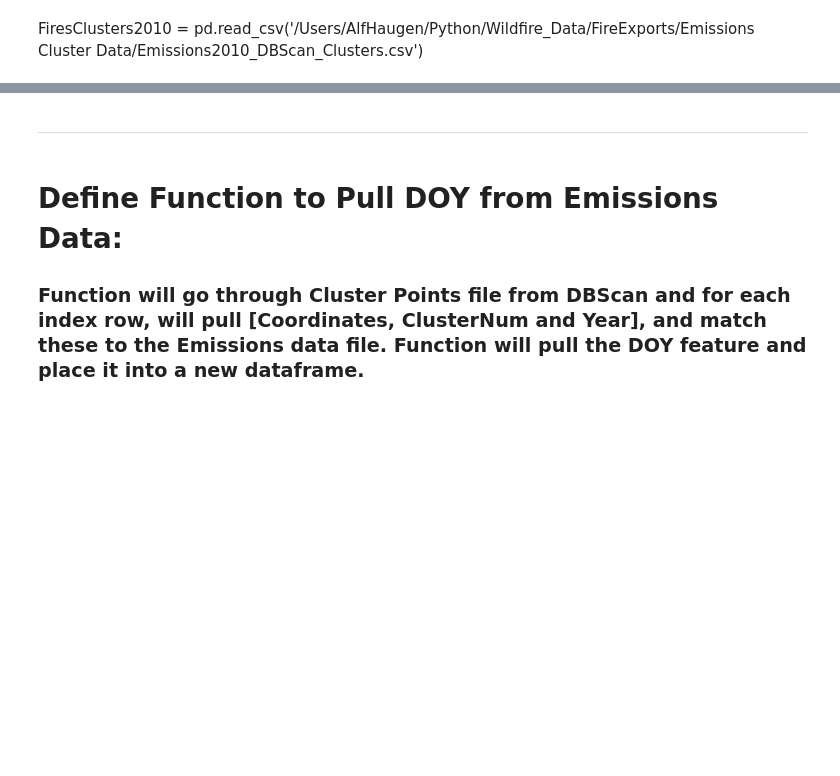
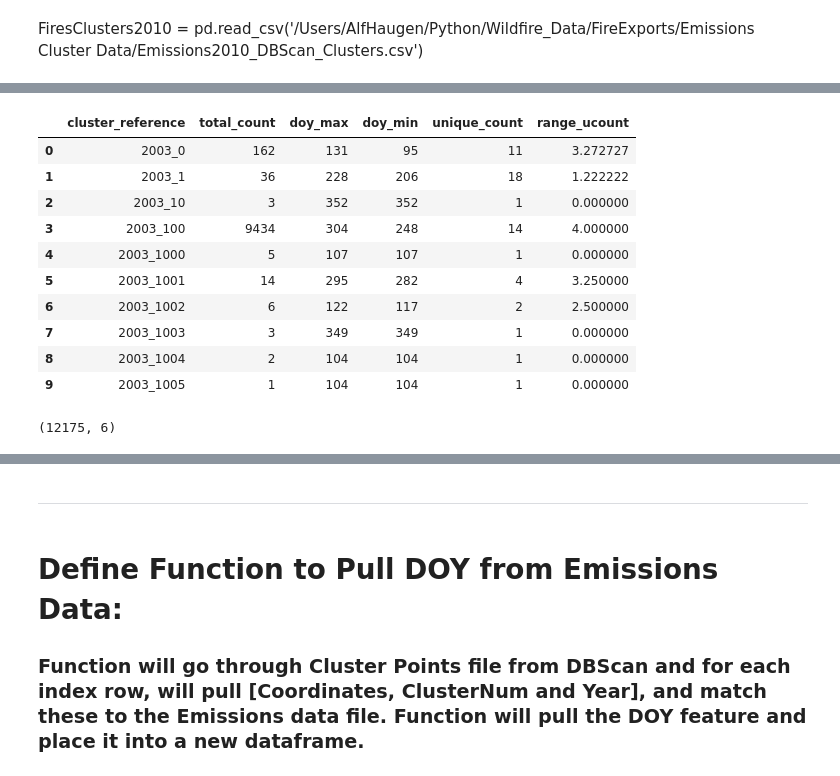
Before and after one commit to NahidGithub/Predicting-Wildfires, a Jupyter notebook: experimental code/DetermineDateRangebyCluster.ipynb, the cells around one changed output, grey strips where cells are left out. Cells and saved outputs as stored; diff of their text form; code cells hidden in the pictures; blank space fills up the shorter version.

```diff
--- a/experimental code/DetermineDateRangebyCluster.ipynb
+++ b/experimental code/DetermineDateRangebyCluster.ipynb
@@ -19,0 +177,6 @@ emdata = pd.read_csv('/Users/AlfHaugen/Python/Wildfire_Data/9 Missoula Emisions
+# %%
+em_doy['doy_max'] = em_max['doy']
+# %%
+em_doy['doy_min'] = em_min['doy']
+# %%
+em_doy['unique_count'] = ccount['doy']
@@ -19,0 +194,22 @@ emdata = pd.read_csv('/Users/AlfHaugen/Python/Wildfire_Data/9 Missoula Emisions
+# %%
+# Ratio to determine if there's a large variacne in the Range of Time vs the number of Unique DOYs in the cluster.  Values above 2.5 may require splitting.
+em_doy['range_ucount'] = (em_doy['doy_max'] - em_doy['doy_min']) / em_doy['unique_count']
+# %%
+em_doy.head(10)
+# %% [output]
+|  | cluster_reference | total_count | doy_max | doy_min | unique_count | range_ucount |
+| 0 | 2003_0 | 162 | 131 | 95 | 11 | 3.272727 |
+| 1 | 2003_1 | 36 | 228 | 206 | 18 | 1.222222 |
+| 2 | 2003_10 | 3 | 352 | 352 | 1 | 0.000000 |
+| 3 | 2003_100 | 9434 | 304 | 248 | 14 | 4.000000 |
+| 4 | 2003_1000 | 5 | 107 | 107 | 1 | 0.000000 |
+| 5 | 2003_1001 | 14 | 295 | 282 | 4 | 3.250000 |
+| 6 | 2003_1002 | 6 | 122 | 117 | 2 | 2.500000 |
+| 7 | 2003_1003 | 3 | 349 | 349 | 1 | 0.000000 |
+| 8 | 2003_1004 | 2 | 104 | 104 | 1 | 0.000000 |
+| 9 | 2003_1005 | 1 | 104 | 104 | 1 | 0.000000 |
+# %%
+em_doy1 = em_doy[(em_doy.range_ucount > 3)]
+em_doy1.shape
+# %% [output]
+(12175, 6)
```
Also changed, not shown: parts of 64 cells of this notebook.
